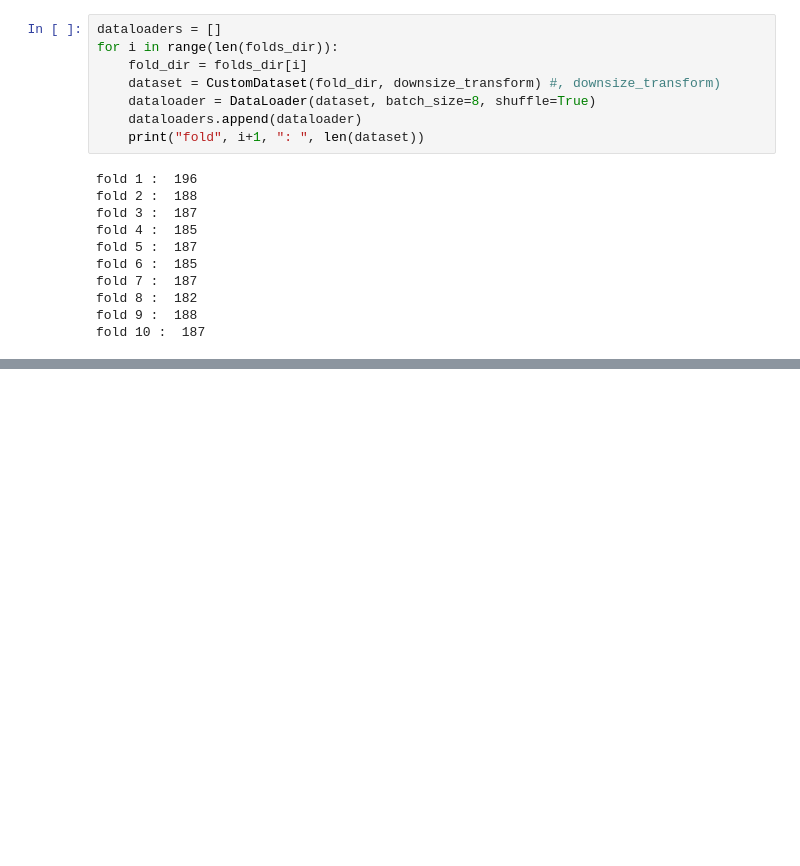
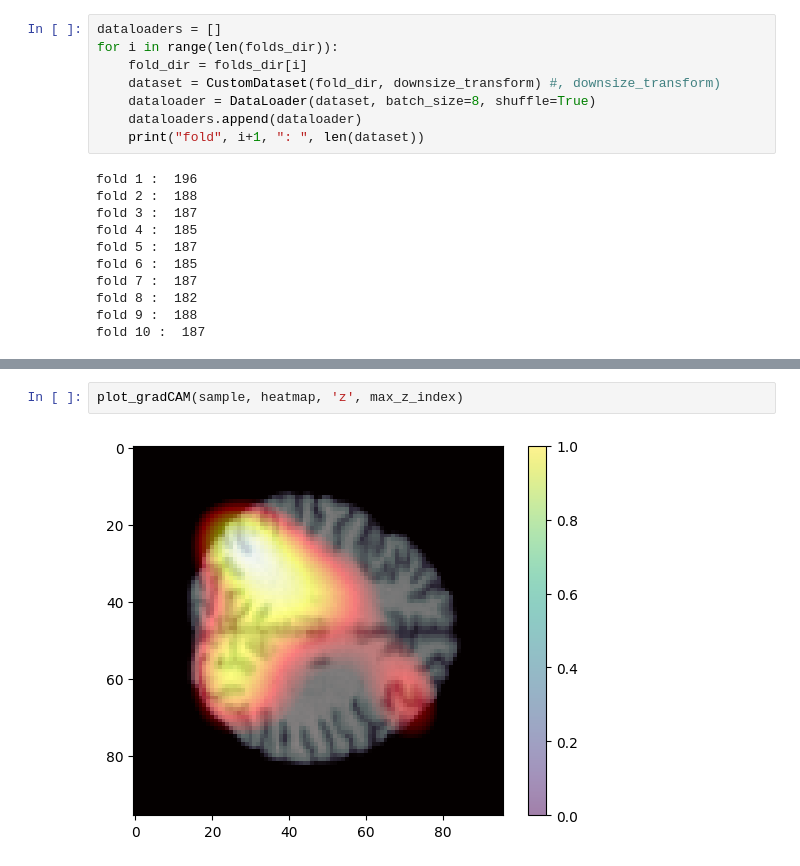
Before and after one commit to youzhiw/SCZ_classfication, a Jupyter notebook: manualGradCAM.ipynb, the cells around one changed output, grey strips where cells are left out. Saved outputs shown, nothing was run; the diff lists cells and outputs as text; blank space fills up the shorter version.

```diff
--- a/manualGradCAM.ipynb
+++ b/manualGradCAM.ipynb
@@ -322,0 +426,4 @@ plt.colorbar()
+# %%
+plot_gradCAM(sample, heatmap, 'z', max_z_index)
+# %% [output]
+[figure, added]
```
Also changed, not shown: parts of 15 cells of this notebook, 2 other files.
